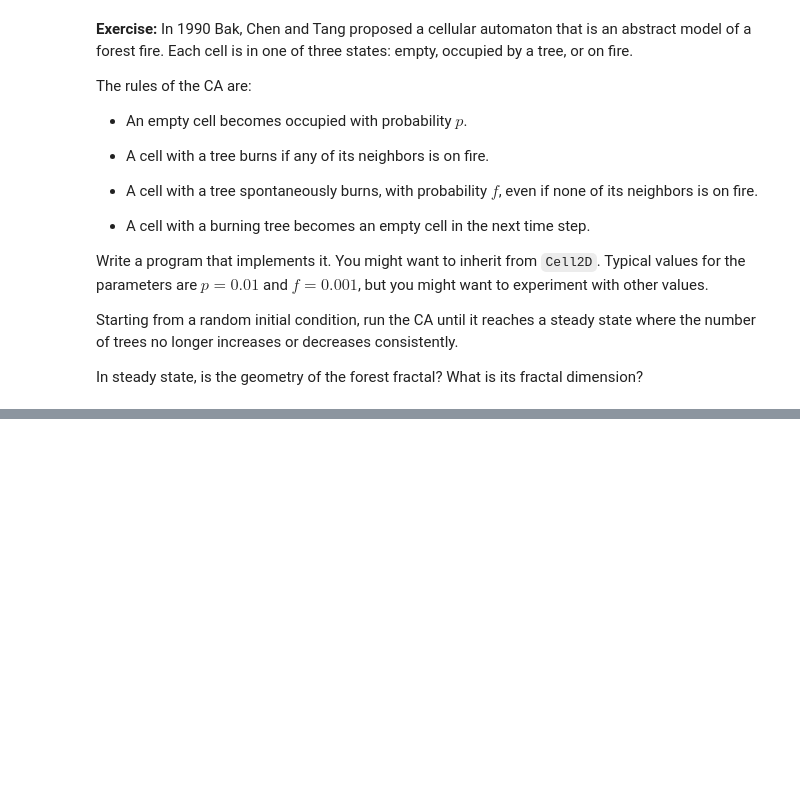
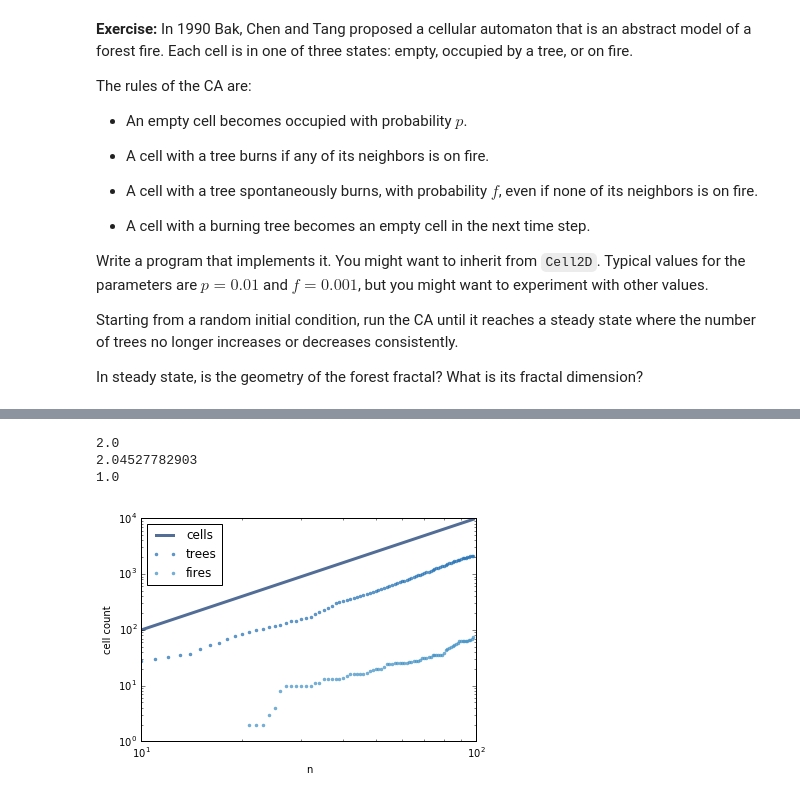
Before and after one commit to AllenDowney/ThinkComplexity2, a Jupyter notebook: code/chap07.ipynb, the cells around one changed output, grey strips where cells are left out. Cells and saved outputs as stored; diff of their text form; code cells hidden in the pictures; blank space fills up the shorter version.

```diff
--- a/code/chap07.ipynb
+++ b/code/chap07.ipynb
@@ -810,0 +897,33 @@ What is its fractal dimension?
+# %%
+from scipy.stats import linregress
+
+def plot_fire_scaling(sizes, myfire):
+    res = []
+
+    for size in sizes:
+        num_trees = np.sum(myfire.array[:size, :size] == 1)
+        num_fires = np.sum(myfire.array[:size, :size] == 10)
+        res.append((size, size**2, num_trees, num_fires))
+
+    sizes, cells, trees, fires = zip(*res)
+
+    thinkplot.plot(sizes, cells, label='cells')
+    thinkplot.plot(sizes, trees, label='trees', style='.')
+    thinkplot.plot(sizes, fires, label='fires', style='.')
+
+    thinkplot.config(xlabel='n',
+                    ylabel='cell count',
+                    xscale='log', xlim=None,
+                    yscale='log', ylim=None,
+                    loc='top left')
+
+    for ys in [cells, trees, sizes]:
+        params = linregress(np.log(sizes), np.log(ys))
+        print(params[0])
+# %%
+plot_fire_scaling(range(10, n-1), fire)
+# %% [output]
+2.0
+2.04527782903
+1.0
+[figure, added]
```
Also changed, not shown: parts of 38 cells of this notebook, 1 other file.
